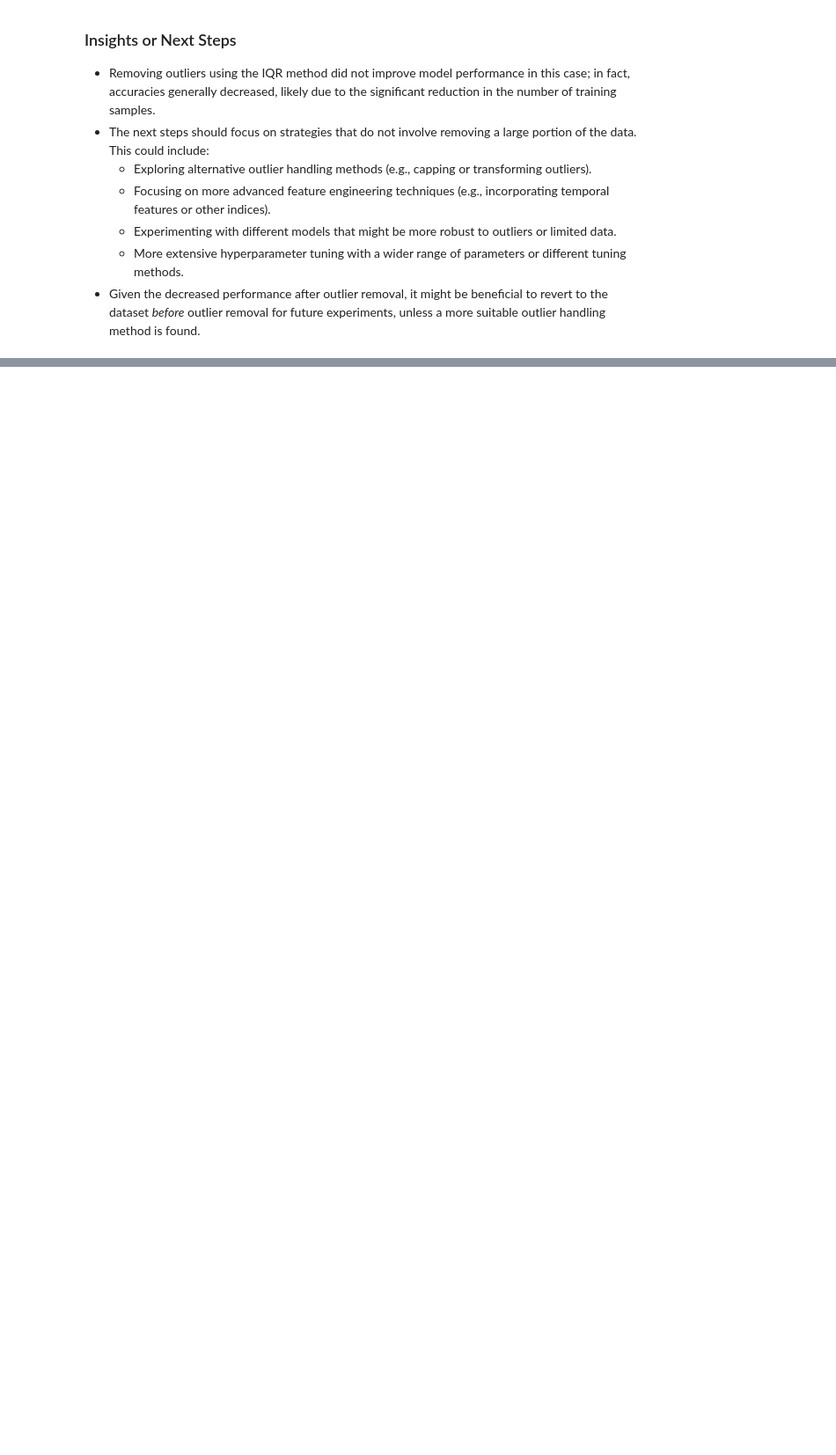
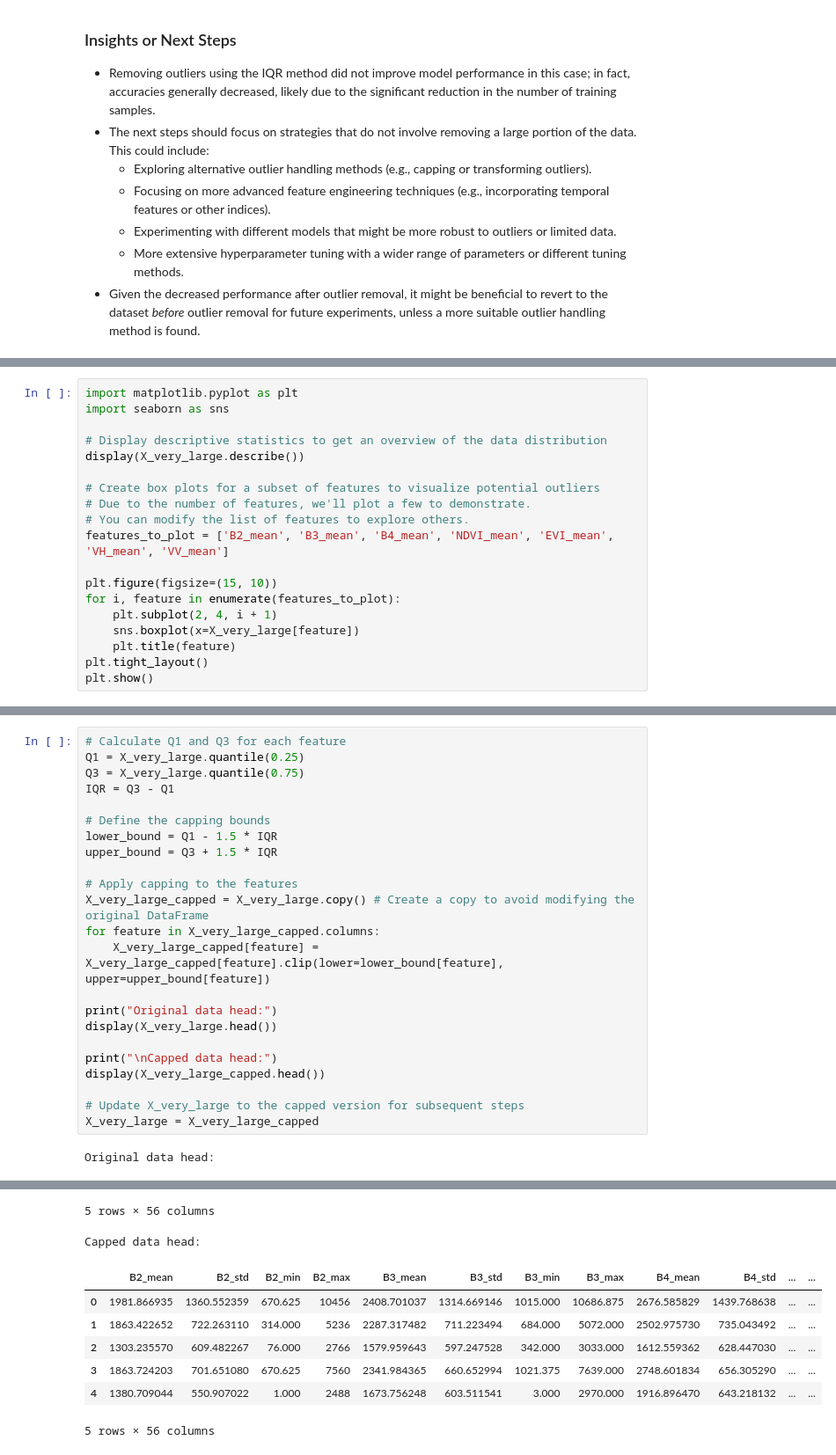
Before and after one commit to AI-Moguls/Week8_AI_For_SoftwareEngineering-, a Jupyter notebook: Untitled3.ipynb, the cells around one changed output, grey strips where cells are left out. Shown at 88% size. Drawn from its saved outputs; the diff is of its cells as text; blank space fills up the shorter version.

```diff
--- a/Untitled3.ipynb
+++ b/Untitled3.ipynb
@@ -1776,0 +1961,19 @@ The best performing model on the validation set is: XGBoost with an accuracy of
+# %%
+import matplotlib.pyplot as plt
+import seaborn as sns
+
+# Display descriptive statistics to get an overview of the data distribution
+display(X_very_large.describe())
+
+# Create box plots for a subset of features to visualize potential outliers
+# Due to the number of features, we'll plot a few to demonstrate.
+# You can modify the list of features to explore others.
+features_to_plot = ['B2_mean', 'B3_mean', 'B4_mean', 'NDVI_mean', 'EVI_mean', 'VH_mean', 'VV_mean']
+
+plt.figure(figsize=(15, 10))
+for i, feature in enumerate(features_to_plot):
+    plt.subplot(2, 4, i + 1)
+    sns.boxplot(x=X_very_large[feature])
+    plt.title(feature)
+plt.tight_layout()
+plt.show()
@@ -1776,0 +1998,25 @@ The best performing model on the validation set is: XGBoost with an accuracy of
+# %%
+# Calculate Q1 and Q3 for each feature
+Q1 = X_very_large.quantile(0.25)
+Q3 = X_very_large.quantile(0.75)
+IQR = Q3 - Q1
+
+# Define the capping bounds
+lower_bound = Q1 - 1.5 * IQR
+upper_bound = Q3 + 1.5 * IQR
+
+# Apply capping to the features
+X_very_large_capped = X_very_large.copy() # Create a copy to avoid modifying the original DataFrame
+for feature in X_very_large_capped.columns:
+    X_very_large_capped[feature] = X_very_large_capped[feature].clip(lower=lower_bound[feature], upper=upper_bound[feature])
+
+print("Original data head:")
+display(X_very_large.head())
+
+print("\nCapped data head:")
+display(X_very_large_capped.head())
+
+# Update X_very_large to the capped version for subsequent steps
+X_very_large = X_very_large_capped
+# %% [output]
+Original data head:
@@ -1776,0 +2029,9 @@ The best performing model on the validation set is: XGBoost with an accuracy of
+5 rows × 56 columns
+Capped data head:
+|  | B2_mean | B2_std | B2_min | B2_max | B3_mean | B3_std | B3_min | B3_max | B4_mean | B4_std | ... | ... |
+| 0 | 1981.866935 | 1360.552359 | 670.625 | 10456 | 2408.701037 | 1314.669146 | 1015.000 | 10686.875 | 2676.585829 | 1439.768638 | ... | ... |
+| 1 | 1863.422652 | 722.263110 | 314.000 | 5236 | 2287.317482 | 711.223494 | 684.000 | 5072.000 | 2502.975730 | 735.043492 | ... | ... |
+| 2 | 1303.235570 | 609.482267 | 76.000 | 2766 | 1579.959643 | 597.247528 | 342.000 | 3033.000 | 1612.559362 | 628.447030 | ... | ... |
+| 3 | 1863.724203 | 701.651080 | 670.625 | 7560 | 2341.984365 | 660.652994 | 1021.375 | 7639.000 | 2748.601834 | 656.305290 | ... | ... |
+| 4 | 1380.709044 | 550.907022 | 1.000 | 2488 | 1673.756248 | 603.511541 | 3.000 | 2970.000 | 1916.896470 | 643.218132 | ... | ... |
+5 rows × 56 columns
```
Also changed, not shown: parts of 38 cells of this notebook.
